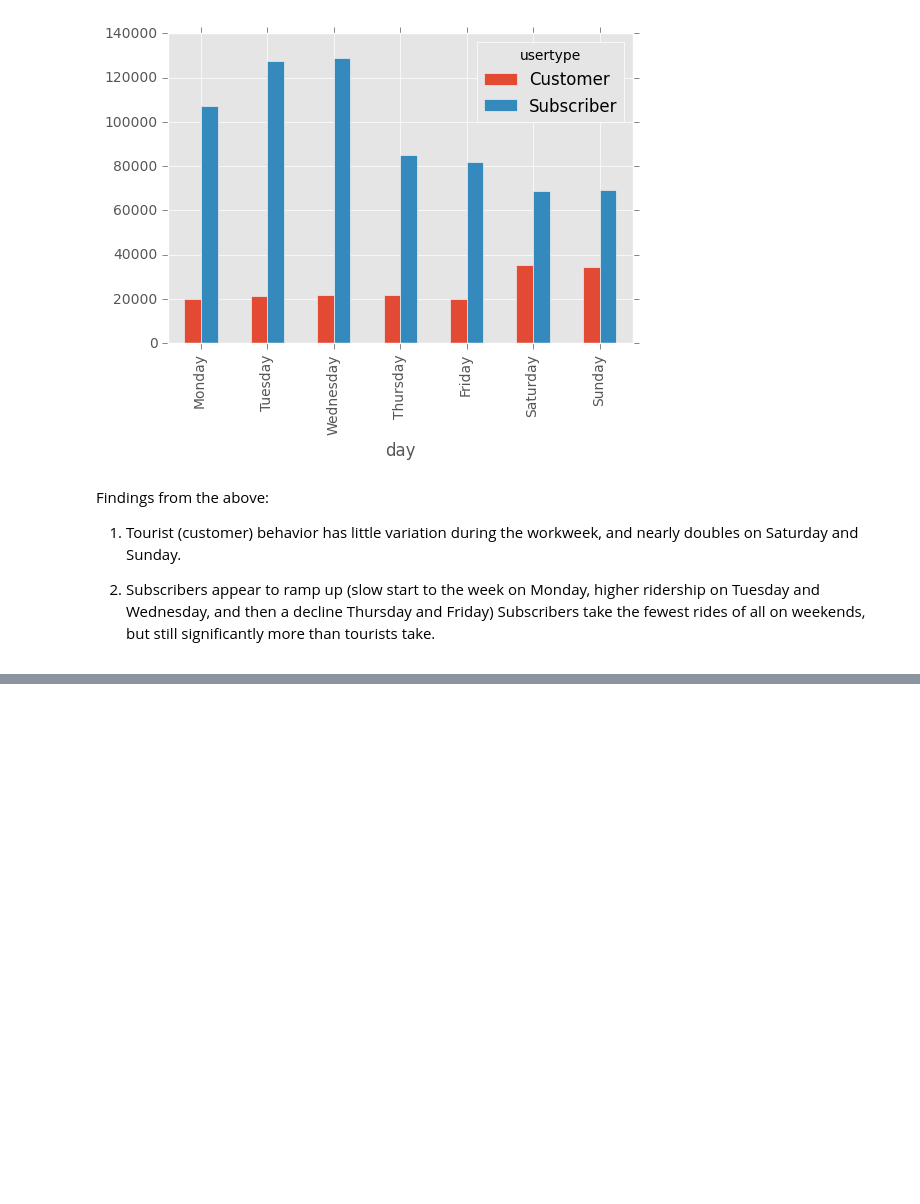
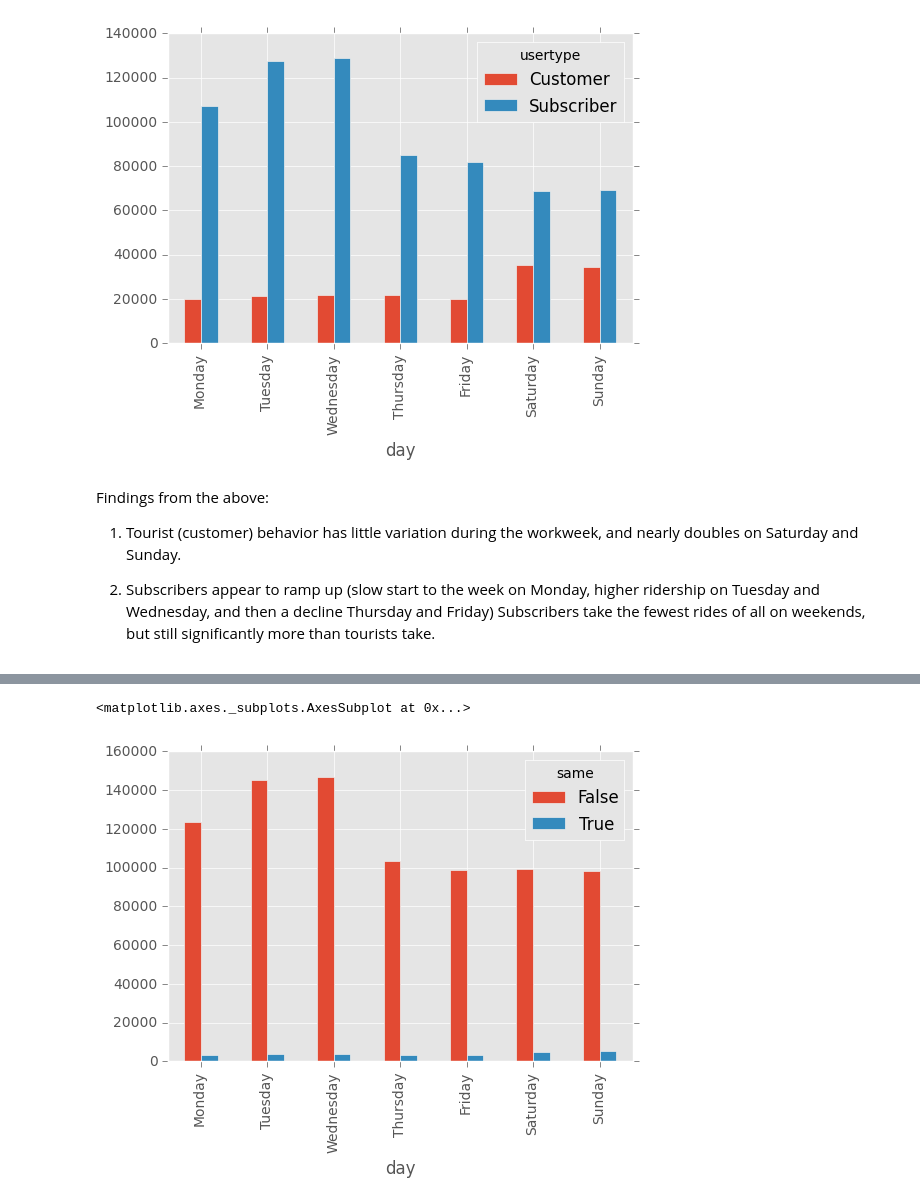
Before and after one commit to benrobinson88/CitiBike-Usage-Analysis, a Jupyter notebook: CitiBike Time Data-checkpoint.ipynb, the cells around one changed output, grey strips where cells are left out. Cells and saved outputs as stored; diff of their text form; code cells hidden in the pictures; blank space fills up the shorter version.

```diff
--- a/CitiBike Time Data-checkpoint.ipynb
+++ b/CitiBike Time Data-checkpoint.ipynb
@@ -183,3 +183,6 @@ Findings from the above:
 1. Tourist (customer) behavior has little variation during the workweek, and nearly doubles on Saturday and Sunday.
 
 2. Subscribers appear to ramp up (slow start to the week on Monday, higher ridership on Tuesday and Wednesday, and then a decline Thursday and Friday)  Subscribers take the fewest rides of all on weekends, but still significantly more than tourists take.
+# %%
+df_grouped3 = df.groupby(['day','same']).sum().counter.reset_index()
+df_grouped3.head(14)
@@ -185,0 +205,17 @@ Findings from the above:
+# %%
+#Question:  How do same-station (start = end) trips vary by weekday?
+key3 = df_grouped3['day'].map(mapping)
+df_grouped3=df.groupby(['same','day']).sum().counter.reset_index()
+df_grouped3.head(14)
+
+df_pivot = df_grouped3.pivot('day','same','counter').reset_index()
+df_pivot.head(14)
+
+my_days = ['Monday','Tuesday','Wednesday','Thursday','Friday','Saturday','Sunday']
+mapping = {day: i for i, day in enumerate(my_days)}
+key = df_pivot['day'].map(mapping)
+df_pivot = df_pivot.iloc[key.argsort()]
+df_pivot.plot(kind='bar', x='day')
+# %% [output]
+<matplotlib.axes._subplots.AxesSubplot at 0x...>
+[figure, added]
```
Also changed, not shown: parts of 12 cells of this notebook.
